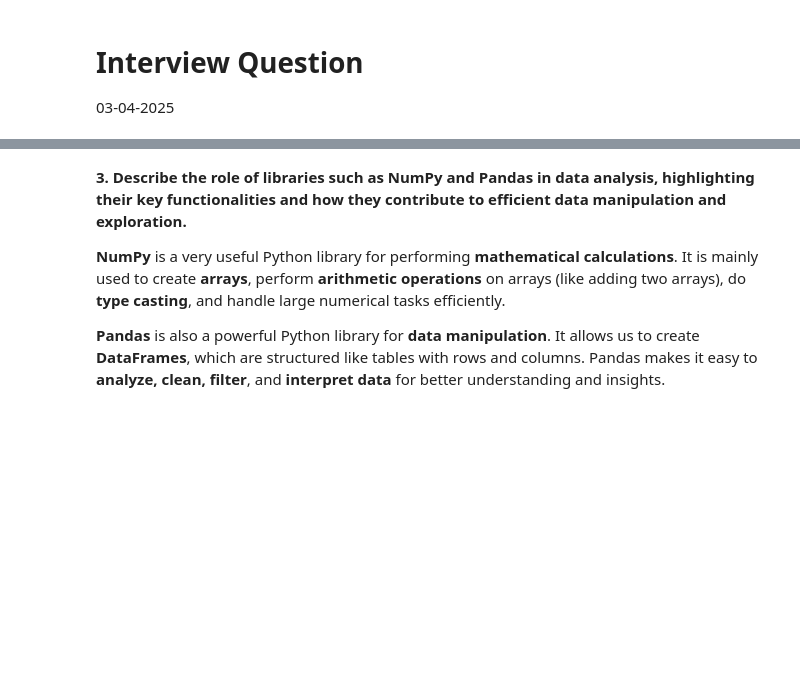
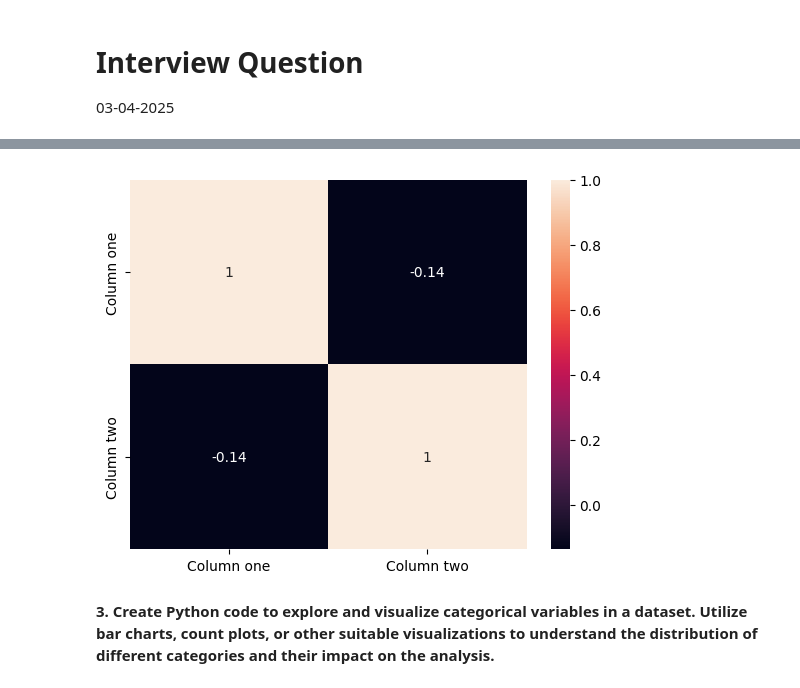
Before and after one commit to revanth-kumar-01-ai/360DigitMG-Training-Phase, a Jupyter notebook: Interview-Questions/interview_questions_03-04-2025.ipynb, the cells around one changed output, grey strips where cells are left out. Cells and saved outputs as stored; diff of their text form; code cells hidden in the pictures; blank space fills up the shorter version.

```diff
--- a/Interview-Questions/interview_questions_03-04-2025.ipynb
+++ b/Interview-Questions/interview_questions_03-04-2025.ipynb
@@ -17,0 +56,9 @@ Nowadays, people prefer using tools like **Power BI**, **Tableau**, and other mo
+# %%
+np.random.seed(42)
+col1 = np.random.normal(loc = 70, scale = 10, size = 100)
+col2 = np.random.normal(loc = 10, scale = 90, size = 100)
+
+df = pd.DataFrame({
+    "Column one":col1,
+    "Column two":col2
+})
@@ -18,6 +71,7 @@ Nowadays, people prefer using tools like **Power BI**, **Tableau**, and other mo
+# %%
+sns.heatmap(df.corr(), annot=True)
+plt.show()
+# %% [output]
+[figure, added]
 # %% [markdown]
-**3. Describe the role of libraries such as NumPy and Pandas in data analysis, highlighting their key functionalities and how they contribute to efficient data manipulation and exploration.**
-
-**NumPy** is a very useful Python library for performing **mathematical calculations**. It is mainly used to create **arrays**, perform **arithmetic operations** on arrays (like adding two arrays), do **type casting**, and handle large numerical tasks efficiently.
-
-**Pandas** is also a powerful Python library for **data manipulation**. It allows us to create **DataFrames**, which are structured like tables with rows and columns. Pandas makes it easy to **analyze, clean, filter**, and **interpret data** for better understanding and insights.
+**3. Create Python code to explore and visualize categorical variables in a dataset. Utilize bar charts, count plots, or other suitable visualizations to understand the distribution of different categories and their impact on the analysis.**
```
Also changed, not shown: parts of 19 cells of this notebook, 6 other files.
